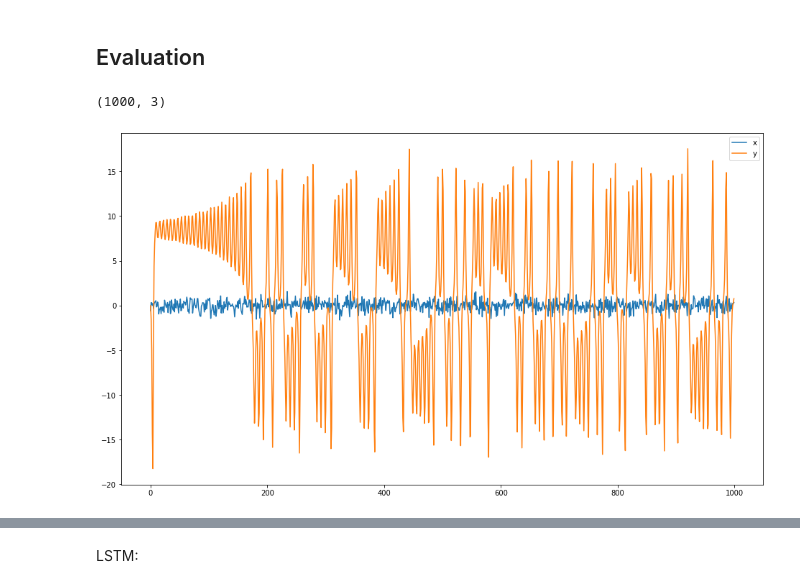
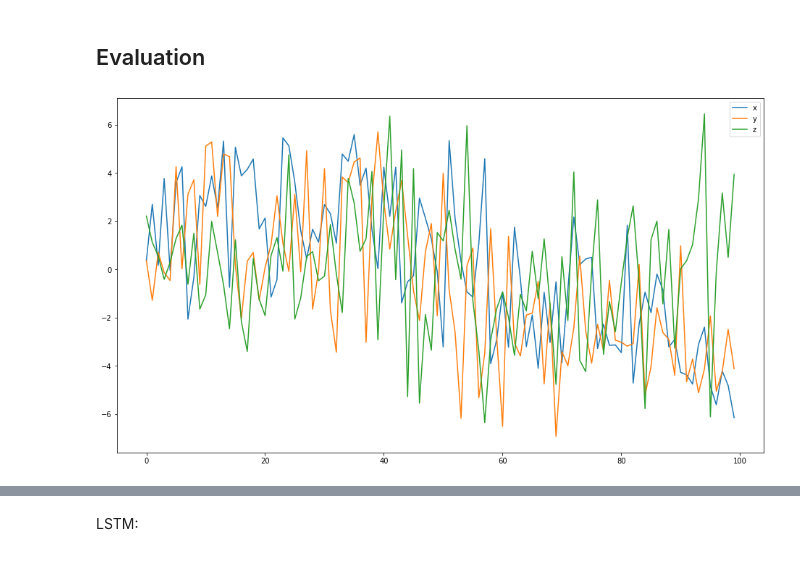
Before and after one commit to gonzaq94/GAN-chaotic-systems, a Jupyter notebook: gan_implementation.ipynb, the cells around one changed output, grey strips where cells are left out. Cells and saved outputs as stored; diff of their text form; code cells hidden in the pictures.

```diff
--- a/gan_implementation.ipynb
+++ b/gan_implementation.ipynb
@@ -119,5 +100,6 @@ plt.plot(X[:,0])
 # %%
 N = 1000
-X = generate_data(N,T=100, dt=0.1)
+X = generate_data(N)
 
 X_train, X_test = train_test_split(X, test_size=0.33, random_state=42)
+X.shape
@@ -142,7 +120,6 @@ class gan(object):
 
     def __init__(self):
 
-        self.input_dim = 3000
         self.generator = Sequential()
         self.discriminator = Sequential()
         self.gan = Model()
@@ -153,29 +130,29 @@ class gan(object):
 
     def create_generator(self):
 
-        self.generator.add(Dense(units=512,input_dim=self.input_dim,activation ='selu'))
+        self.generator.add(Dense(units=256,input_dim=300,activation ='selu'))
         #self.generator.add(LeakyReLU(alpha=0.2))
 
-        self.generator.add(Dense(units=256,activation ='selu'))
+        self.generator.add(Dense(units=512,activation ='selu'))
         #self.generator.add(LeakyReLU(alpha=0.2))
 
-        self.generator.add(Dense(units=100,activation ='selu'))
+        self.generator.add(Dense(units=1024,activation ='selu'))
         #self.generator.add(LeakyReLU(alpha=0.2))
 
-        self.generator.add(Dense(units=self.input_dim, activation='linear'))
+        self.generator.add(Dense(units=300, activation='linear'))
 
         #self.generator.compile(loss='binary_crossentropy', optimizer='adam')
 
     def create_discriminator(self):
 
-        self.discriminator.add(BatchNormalization(input_shape=[self.input_dim]))
+        self.discriminator.add(BatchNormalization(input_shape=[300]))
 
-        self.discriminator.add(Dense(units=60, activation='selu'))
+        self.discriminator.add(Dense(units=1024, activation='selu'))
 
-        self.discriminator.add(Dense(units=30,activation ='selu'))
+        self.discriminator.add(Dense(units=512,activation ='selu'))
         #self.discriminator.add(LeakyReLU(alpha=0.2))
 
-        self.discriminator.add(Dense(units=10,activation ='selu'))
+        self.discriminator.add(Dense(units=256,activation ='selu'))
         #self.discriminator.add(LeakyReLU(alpha=0.2))
 
         self.discriminator.add(Dense(units=1, activation='sigmoid'))
@@ -185,7 +162,7 @@ class gan(object):
     def create_gan(self):
 
         self.discriminator.trainable=False
-        gan_input = Input(shape=(self.input_dim,))
+        gan_input = Input(shape=(300,))
         x = self.generator(gan_input)
         gan_output= self.discriminator(x)
         self.gan = Model(inputs=gan_input, outputs=gan_output)
@@ -225,7 +202,7 @@ class gan(object):
                                                 #may be smaller than the batch size
 
                 #generate  random noise as an input  to  initialize the  generator
-                noise= np.random.normal(0,1, [N, self.input_dim])
+                noise= np.random.normal(0,1, [N, 300])
 
                 generated_trajectory = self.generator.predict(noise)#.reshape(N,100,3)
 
@@ -243,7 +220,7 @@ class gan(object):
 
 
                 #Tricking the noised input of the Generator as real data
-                noise= np.random.normal(0,1, [N, self.input_dim])
+                noise= np.random.normal(0,1, [N, 300])
                 y_gen = np.ones(N)
 
                 # During the training of gan,
@@ -263,7 +240,7 @@ class gan(object):
 
     def generate(self,N):
 
-        noise= np.random.normal(0,1, [N, self.input_dim])
+        noise= np.random.normal(0,1, [N, 300])
 
         return np.transpose(self.generator.predict(noise))
 # %%
@@ -276,7 +269,7 @@ RuntimeError: ignored
 # %% [markdown]
 ## Train model
 # %%
-loss_generator,loss_discriminator = g.train(X,500,128)
+loss_generator,loss_discriminator = g.train(X_train,500,128)
 # %% [output]
 Epoch 1
 Epoch 2
@@ -307,18 +320,13 @@ plt.show()
 # %%
 generated_data = g.generate(1)
 generated_data = generated_data.reshape((int(np.shape(generated_data)[0]/3),3))
-x_train = X_train[0,:].reshape((int(np.shape(X_train)[1]/3),3))
-print(x_train.shape)
 plt.plot(generated_data[:,0])
-plt.plot(x_train[:,0])
-#plt.plot(X_train[])
-#plt.plot(generated_data[:,1])
-#plt.plot(generated_data[:,2])
+plt.plot(generated_data[:,1])
+plt.plot(generated_data[:,2])
 plt.legend(['x','y','z'])
 plt.show()
 # %% [output]
-(1000, 3)
-[figure, old version]
+[figure, new version]
 # %%
 fig = figure()
 ax = fig.gca(projection='3d')
```
Also changed, not shown: parts of 26 cells of this notebook.
